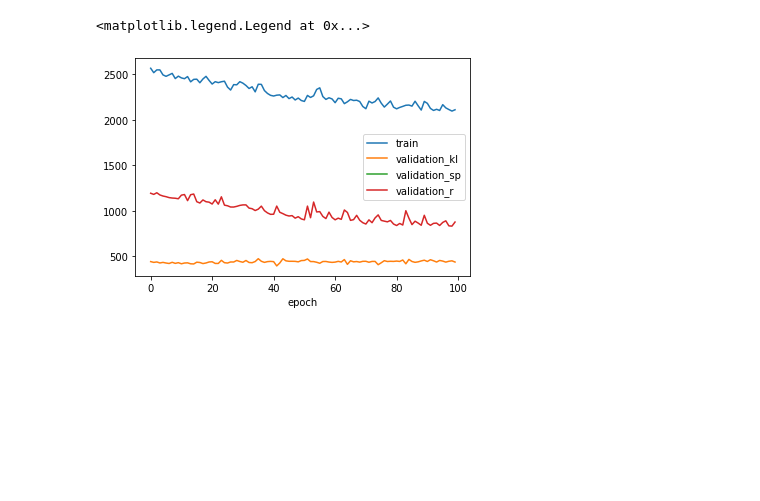
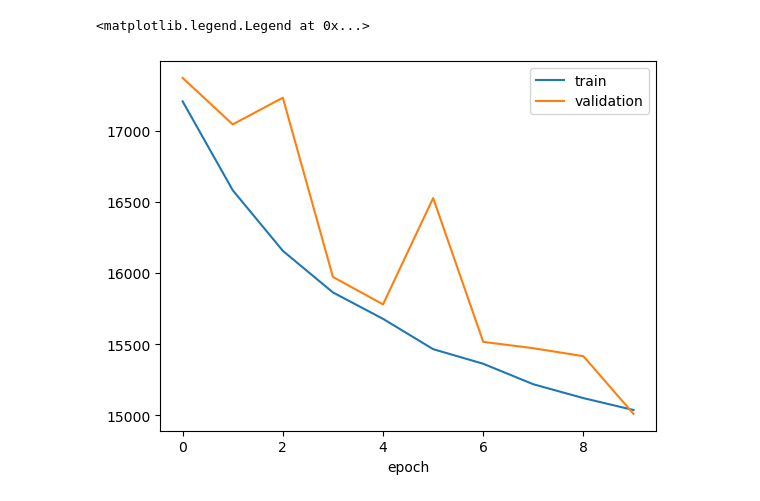
Before and after one commit to LiyaGaynutdinova/Auto-Regressive-Unet-for-Concrete-Damage, a Jupyter notebook: train_RecUnet.ipynb, the cells around one changed output. Saved outputs shown, nothing was run; the diff lists cells and outputs as text; code cells hidden in the pictures; blank space fills up the shorter version.

```diff
--- a/train_RecUnet.ipynb
+++ b/train_RecUnet.ipynb
@@ -19,7 +18,7 @@ The autoreload extension is already loaded. To reload it, use:
 # %%
 data = dataset_seq()
 geometry, damage, imp_shrinkage, obs_shrinkage = data.__getitem__(1000)
-loaders = get_loaders(data, 1)
+loaders = get_loaders(data, 4)
 fig, axs = plt.subplots(nrows=1, ncols=11, figsize=(10, 1), dpi=200)
 axs.flat[0].imshow(geometry[0], cmap='Greys')
 axs.flat[0].set_axis_off()
@@ -31,4 +30,4 @@ for i in range(1,11):
 # %%
-args = {'lr' : 0.001, 'epochs' : 200, 'dev' : dev, 'name' : 'RecUnet'}
+args = {'lr' : 0.0001, 'epochs' : 10, 'dev' : dev, 'name' : 'RecUnet'}
 # %%
 unet = RecUNet()
@@ -37,5 +34,5 @@ Using device: cpu
 # %%
-unet = load_network(unet, args['name'], args)
+unet = load_network(unet, args['name']+'_4', args)
 # %%
 losses_train, losses_val = train(unet, loaders, args)
 # %% [output]
@@ -49,11 +50,11 @@ KeyboardInterrupt:
 # %%
 plt.plot(losses_train)
 plt.plot(losses_val)
 plt.xlabel('epoch')
-plt.legend(['train', 'validation_kl', 'validation_sp', 'validation_r'])
+plt.legend(['train', 'validation'])
 # %% [output]
 <matplotlib.legend.Legend at 0x...>
-[figure, old version]
+[figure, new version]
 # %%
 train_data = next(iter(loaders['train']))[0].to(args['dev'])
 # %%
```
Also changed, not shown: parts of 4 cells of this notebook, 12 other files.
